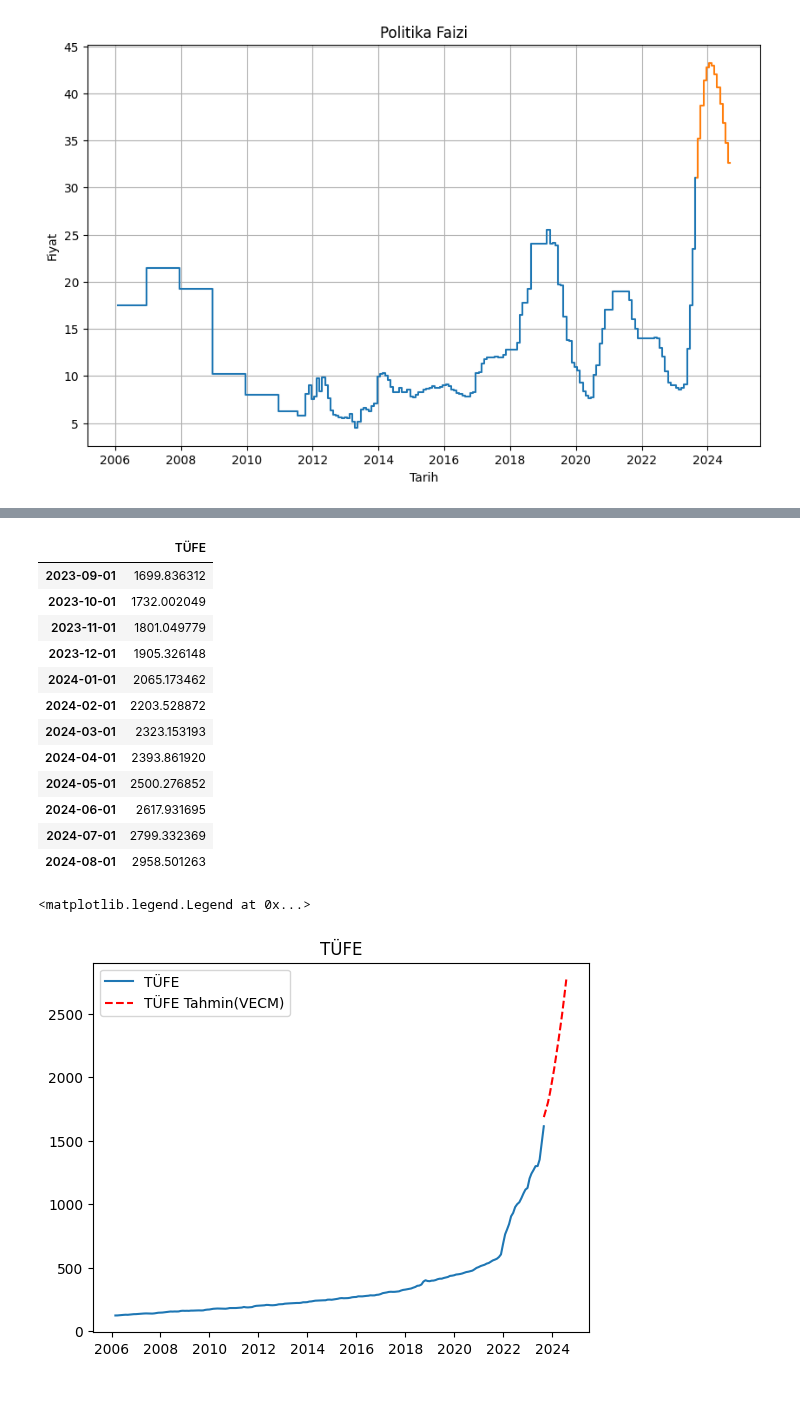
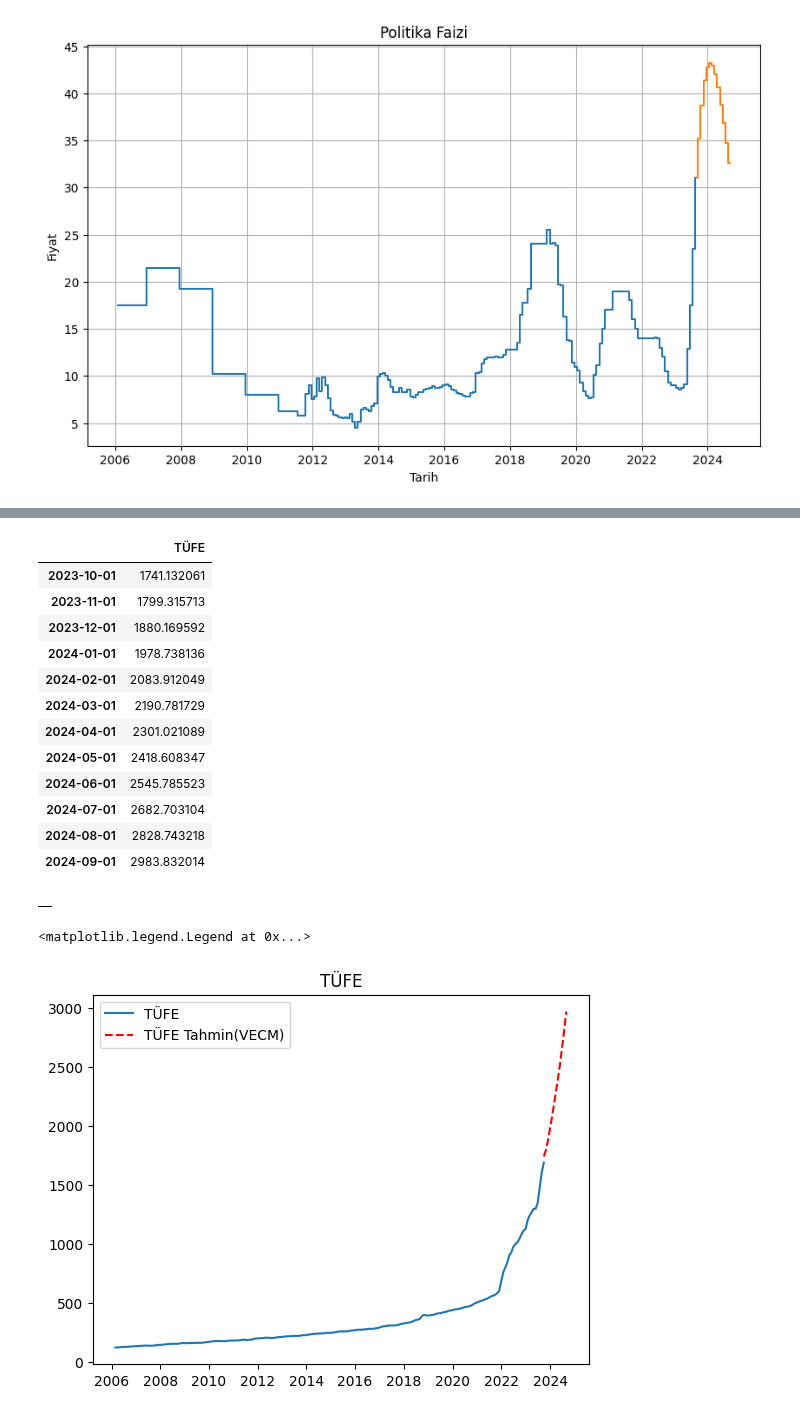
Before and after one commit to kaboya19/InflationForecast, a Jupyter notebook: InflationForecast.ipynb, the cells around one changed output, grey strips where cells are left out. Cells and saved outputs as stored; diff of their text form; code cells hidden in the pictures.

```diff
--- a/InflationForecast.ipynb
+++ b/InflationForecast.ipynb
@@ -369,5 +385,5 @@ pfaiz["Faiz"]=pfaiz["Faiz"].astype(float)
 # %%
-dates=pd.date_range('2006-02-01','2023-10-01' , freq='1M')-pd.offsets.MonthBegin(1)
+dates=pd.date_range('2006-02-01','2023-11-01' , freq='1M')-pd.offsets.MonthBegin(1)
 pfaiz=pd.DataFrame(pfaiz)
 pfaiz.columns=["Tarih","Politika Faizi"]
 pfaiz["TIME"]=dates
@@ -449,10 +465,12 @@ mfaiz
 212 rows × 1 columns
 # %%
 X=pd.concat([df6["USD/TL"].rolling(3).mean().tail(210),dfn["Para Arzi"].rolling(2).mean().tail(210),df14.Brent.rolling(2).mean().tail(210),df3.Kredi.rolling(2).mean().tail(210),pfaiz["Politika Faizi"].rolling(2).mean().tail(210),kfaiz["Kredi Faizi"].rolling(2).mean().tail(210)],axis=1)
+X=X.dropna(axis=0)
 # %%
 y=pd.DataFrame(df["CPI"])
 y["CPI"]=y["CPI"].astype(float)
 y=y.tail(210)
+y=y.head(209)
 y
 # %% [output]
 |  | CPI |
@@ -783,17 +819,17 @@ plt.legend()
 # %%
 
 data=pd.DataFrame()
-dates=pd.date_range(start='2006-02-01', periods=211, freq='M')
+dates=pd.date_range(start='2006-02-01', periods=212, freq='M')
 
 # Veriyi bir veri çerçevesine yerleştirme
 
-pfaiz=pfaiz.head(211)
-mfaiz=mfaiz.head(211)
-df6=df6.head(211)
-dfn=dfn.head(211)
-df14=df14.head(211)
-df3=df3.head(211)
-df=df.head(211)
+pfaiz=pfaiz.head(212)
+mfaiz=mfaiz.head(212)
+df6=df6.head(212)
+dfn=dfn.head(212)
+df14=df14.head(212)
+df3=df3.head(212)
+df=df.head(212)
 
 pfaiz=pfaiz.set_index(dates)
 mfaiz=mfaiz.set_index(dates)
@@ -850,64 +886,65 @@ plt.legend()
 # %%
-dates=pd.date_range('2023-09-01','2024-09-01' , freq='1M')-pd.offsets.MonthBegin(1)
+dates=pd.date_range('2023-10-01','2024-10-01' , freq='1M')-pd.offsets.MonthBegin(1)
 tahmin5=pd.DataFrame(forecast["TÜFE"])
 tahmin5=tahmin5.set_index(dates)
 tahmin5.columns=["TÜFE"]
 tahmin5
 # %% [output]
 |  | TÜFE |
-| 2023-09-01 | 1699.836312 |
-| 2023-10-01 | 1732.002049 |
-| 2023-11-01 | 1801.049779 |
-| 2023-12-01 | 1905.326148 |
-| 2024-01-01 | 2065.173462 |
-| 2024-02-01 | 2203.528872 |
-| 2024-03-01 | 2323.153193 |
-| 2024-04-01 | 2393.861920 |
-| 2024-05-01 | 2500.276852 |
-| 2024-06-01 | 2617.931695 |
-| 2024-07-01 | 2799.332369 |
-| 2024-08-01 | 2958.501263 |
+| 2023-10-01 | 1741.132061 |
+| 2023-11-01 | 1799.315713 |
+| 2023-12-01 | 1880.169592 |
+| 2024-01-01 | 1978.738136 |
+| 2024-02-01 | 2083.912049 |
+| 2024-03-01 | 2190.781729 |
+| 2024-04-01 | 2301.021089 |
+| 2024-05-01 | 2418.608347 |
+| 2024-06-01 | 2545.785523 |
+| 2024-07-01 | 2682.703104 |
+| 2024-08-01 | 2828.743218 |
+| 2024-09-01 | 2983.832014 |
+# %%
+data
+# %% [output]
+|  |
 # %%
 import numpy as np
 import pandas as pd
 import statsmodels.tsa.api as sm
 data=pd.DataFrame()
-dates=pd.date_range(start='2006-02-01', periods=211, freq='M')
+dates=pd.date_range(start='2006-02-01', periods=212, freq='M')
 
 # Veriyi bir veri çerçevesine yerleştirme
+data["USD/TL"]=df6["USD/TL"]
+data["Para Arzı"]=dfn["Para Arzi"]
+data["Brent"]=df14["Brent"]
+data["Kredi"]=df3["Kredi"]
+data["TÜFE"]=df["CPI"]
 
 
-data["Döviz Kuru"]=df6["Onceki USD/TL"]
-data["Para Arzı"]=dfn["Para Arzi Onceki"]
-data["Petrol"]=df14["Brent"]
-data["Kredi Hacmi"]=df3["Kredi"]
-data["TÜFE"]=df["CPI"]
-data.set_index(dates, inplace=True)
-data.dropna(inplace=True)
-data=data.head(211)
-data
+
 
 model = sm.VECM(data, k_ar_diff=1, coint_rank=5, deterministic="co",seasons=12)
 results = model.fit()
 
 # TÜFE'nin gelecekteki değerlerini tahmin et
 tahmin = results.predict(steps=12, alpha=0.05)
 
 tahmin1=pd.DataFrame(tahmin[0],columns=['Döviz Kuru','Para Arzi','Petrol','Kredi Hacmi','TÜFE'])
 
 
 tahmin2=pd.DataFrame(tahmin[1],columns=['Döviz Kuru','Para Arzi','Petrol','Kredi Hacmi','TÜFE'])
 tahmin3=pd.DataFrame(tahmin[2],columns=['Döviz Kuru','Para Arzi','Petrol','Kredi Hacmi','TÜFE'])
 
 tahmin4=pd.DataFrame()
 tahmin4["TÜFE"]=(tahmin1["TÜFE"]+tahmin2["TÜFE"]+tahmin3["TÜFE"])/3
-dates=pd.date_range('2023-09-01','2024-09-01' , freq='1M')-pd.offsets.MonthBegin(1)
+dates=pd.date_range('2023-10-01','2024-10-01' , freq='1M')-pd.offsets.MonthBegin(1)
 tahmin4=tahmin4.set_index(dates)
 plt.plot(df["CPI"],label="TÜFE")
 plt.plot(tahmin4,"--",label="TÜFE Tahmin(VECM)",color="red")
 plt.title("TÜFE")
 plt.legend()
 # %% [output]
 <matplotlib.legend.Legend at 0x...>
-[figure, old version]
+[figure, new version]
 # %%
```
Also changed, not shown: parts of 33 cells of this notebook.
